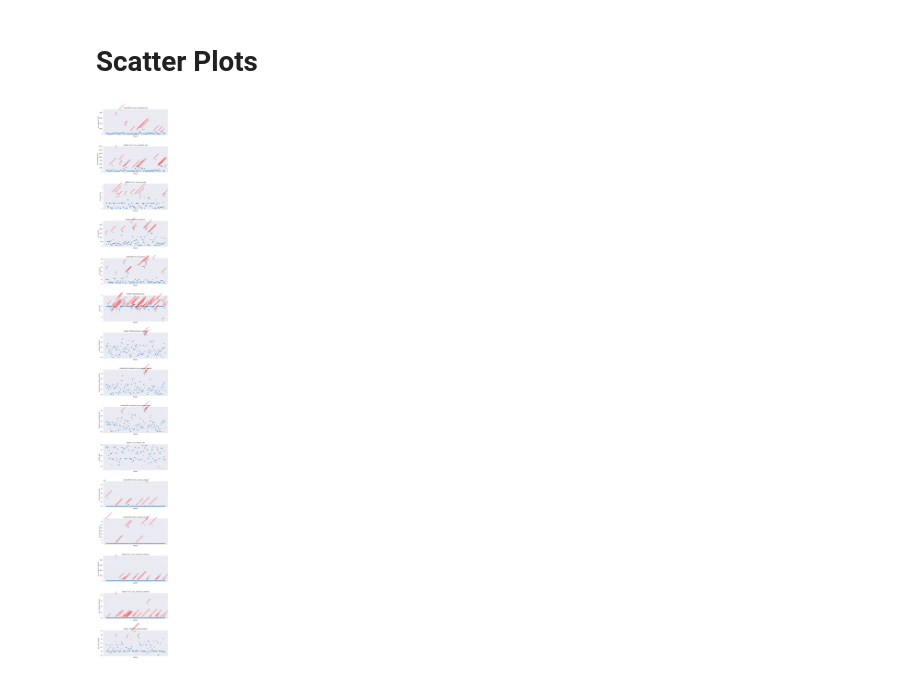
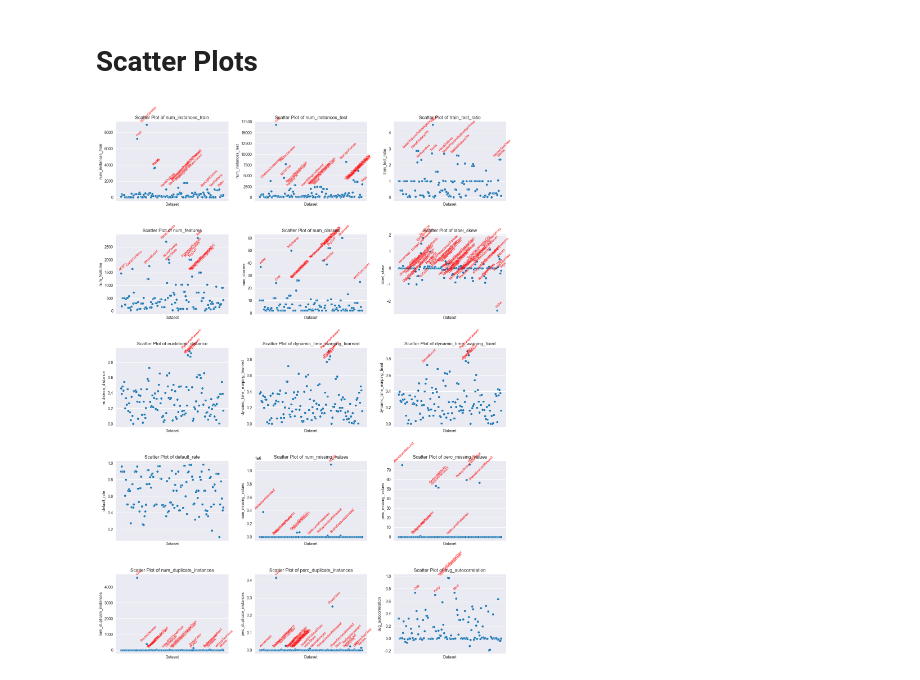
Before and after one commit to VakZok/DatasetQualityEvaluationCriteria, a Jupyter notebook: analyseDatasets.ipynb, the cells around one changed output. Cells and saved outputs as stored; diff of their text form; code cells hidden in the pictures.

Commit message:
Converted scatterplots to also be subplots

```diff
--- a/analyseDatasets.ipynb
+++ b/analyseDatasets.ipynb
@@ -138,41 +138,50 @@ plt.show()
 # %% [markdown]
 # Scatter Plots
 # %%
+import math
+
 # Number of features (excluding the dataset_name column)
 num_features = len(df.columns) - 1
 
+# Calculate the number of rows and columns needed for the subplots
+num_cols = 3
+num_rows = math.ceil(num_features / num_cols)
+
 # Create a grid of subplots
-fig, axes = plt.subplots(nrows=num_features, ncols=1, figsize=(8, 4 * num_features))
+fig, axes = plt.subplots(nrows=num_rows, ncols=num_cols, figsize=(15, 4 * num_rows))
+
+# Flatten the axes array to simplify indexing
+axes = axes.flatten()
 
 # Iterate through the features and create scatter plots
 for i, feature in enumerate(df.columns[1:]):  # Skip the dataset_name column
     ax = axes[i]
 
     # Create scatter plot
     sns.scatterplot(data=df, x='dataset_name', y=feature, ax=ax)
 
     # Identify outliers using the IQR method
     Q1 = df[feature].quantile(0.25)
     Q3 = df[feature].quantile(0.75)
     IQR = Q3 - Q1
     outliers = ((df[feature] < (Q1 - 1.5 * IQR)) | (df[feature] > (Q3 + 1.5 * IQR)))
 
     # Annotate outliers with dataset names, closer to the dots
     for dataset, value in zip(df.loc[outliers, 'dataset_name'], df.loc[outliers, feature]):
         ax.annotate(dataset, xy=(dataset, value), xytext=(5, 5), textcoords='offset points', ha='center', va='bottom', color='red', fontsize=8, rotation=45)
 
     # Remove x-axis labels
     ax.set_xticks([])
     ax.set_xticklabels([])
 
     # Set x-axis label
     ax.set_xlabel('Dataset')
 
     ax.set_title(f'Scatter Plot of {feature}')
     ax.set_ylabel(feature)
 
 # Adjust layout for readability
 plt.tight_layout()
 plt.show()
 # %% [output]
-[figure, old version]
+[figure, new version]
```
